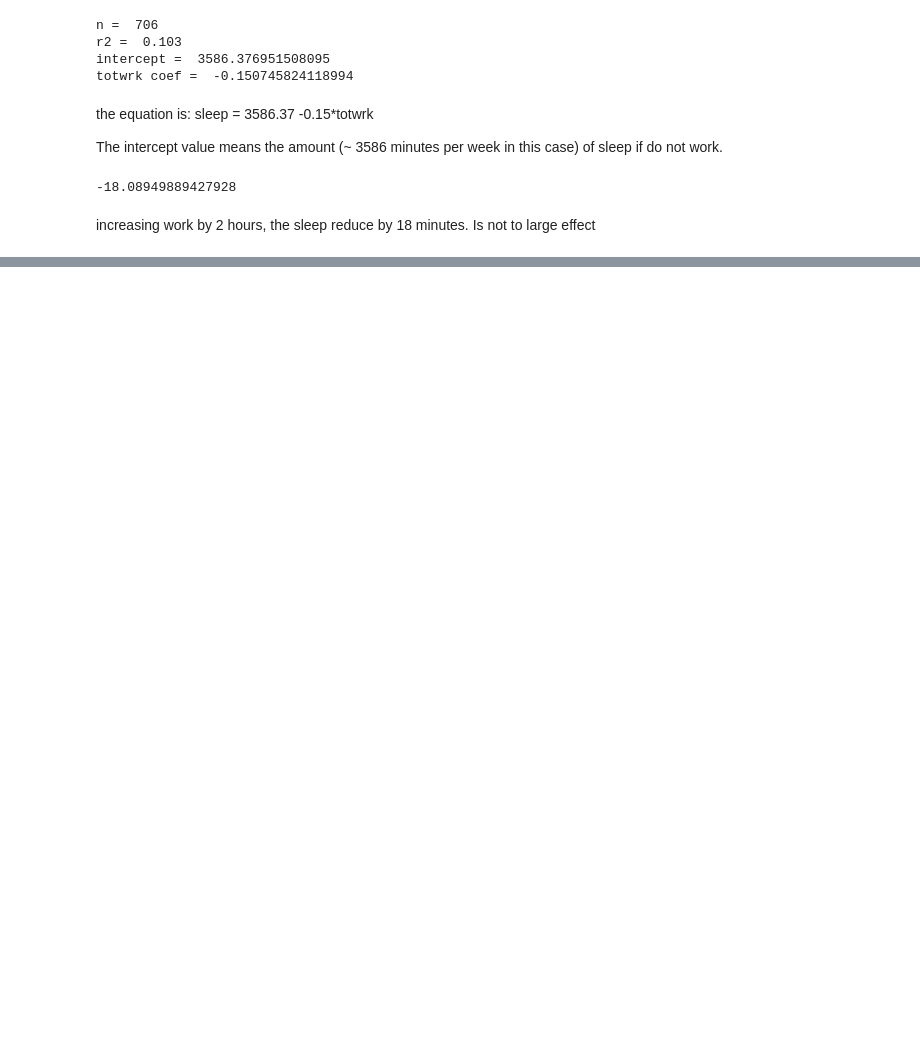
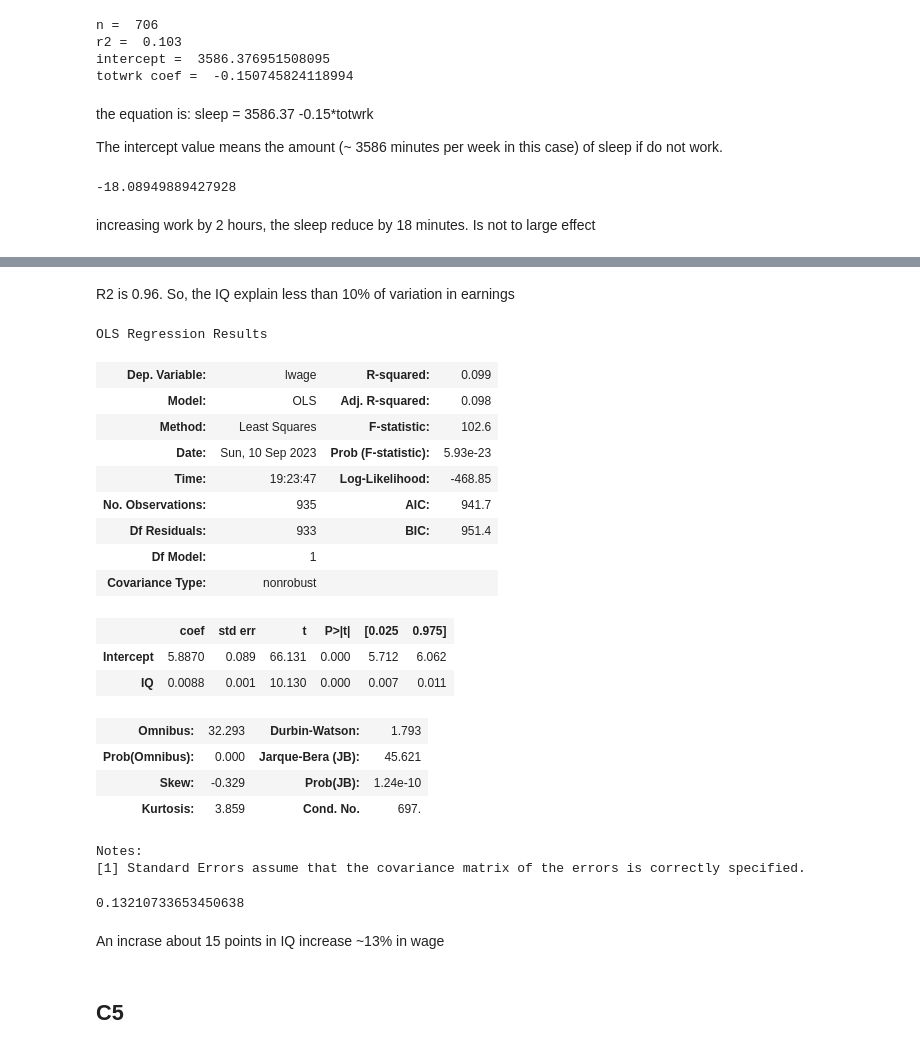
Before and after one commit to fabioismerim/intro_metrics_modern_approach, a Jupyter notebook: chap_02.ipynb, the cells around one changed output, grey strips where cells are left out. Cells and saved outputs as stored; diff of their text form; code cells hidden in the pictures; blank space fills up the shorter version.

```diff
--- a/chap_02.ipynb
+++ b/chap_02.ipynb
@@ -263,0 +352,37 @@ increasing work by 2 hours, the sleep reduce by 18 minutes. Is not to large effe
+# %% [markdown]
+R2 is 0.96. So, the IQ explain less than 10% of variation in earnings
+# %%
+## c4 iii
+
+model = smf.ols('lwage ~ IQ',
+                data = df_wage).fit()
+
+model.summary()
+# %% [output]
+OLS Regression Results
+| Dep. Variable: | lwage | R-squared: | 0.099 |
+| Model: | OLS | Adj. R-squared: | 0.098 |
+| Method: | Least Squares | F-statistic: | 102.6 |
+| Date: | Sun, 10 Sep 2023 | Prob (F-statistic): | 5.93e-23 |
+| Time: | 19:23:47 | Log-Likelihood: | -468.85 |
+| No. Observations: | 935 | AIC: | 941.7 |
+| Df Residuals: | 933 | BIC: | 951.4 |
+| Df Model: | 1 |  |  |
+| Covariance Type: | nonrobust |  |  |
+|  | coef | std err | t | P>|t| | [0.025 | 0.975] |
+| Intercept | 5.8870 | 0.089 | 66.131 | 0.000 | 5.712 | 6.062 |
+| IQ | 0.0088 | 0.001 | 10.130 | 0.000 | 0.007 | 0.011 |
+| Omnibus: | 32.293 | Durbin-Watson: | 1.793 |
+| Prob(Omnibus): | 0.000 | Jarque-Bera (JB): | 45.621 |
+| Skew: | -0.329 | Prob(JB): | 1.24e-10 |
+| Kurtosis: | 3.859 | Cond. No. | 697. |
+Notes:
+[1] Standard Errors assume that the covariance matrix of the errors is correctly specified.
+# %%
+model.params[1]*15
+# %% [output]
+0.13210733653450638
+# %% [markdown]
+An incrase about 15 points in IQ increase ~13% in wage
+# %% [markdown]
+## C5
```
Also changed, not shown: parts of 12 cells of this notebook.
